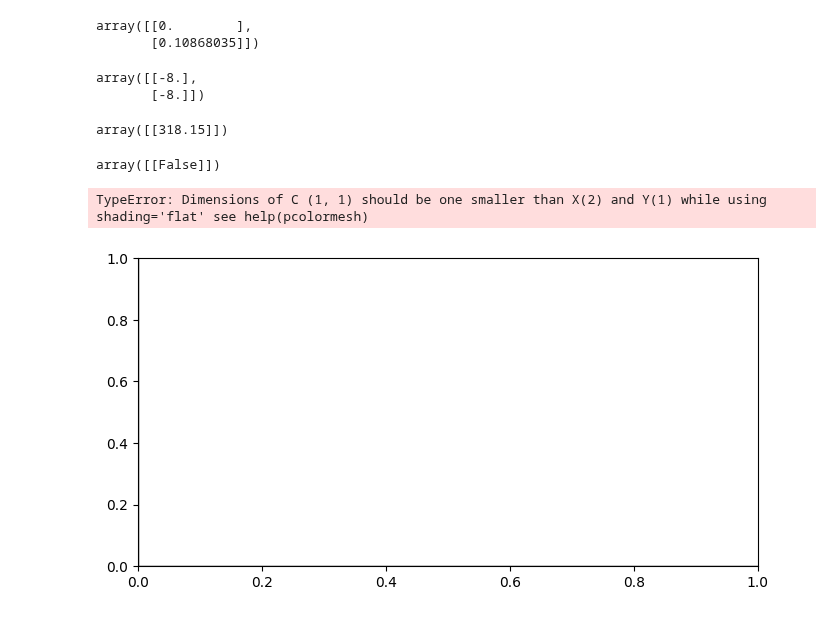
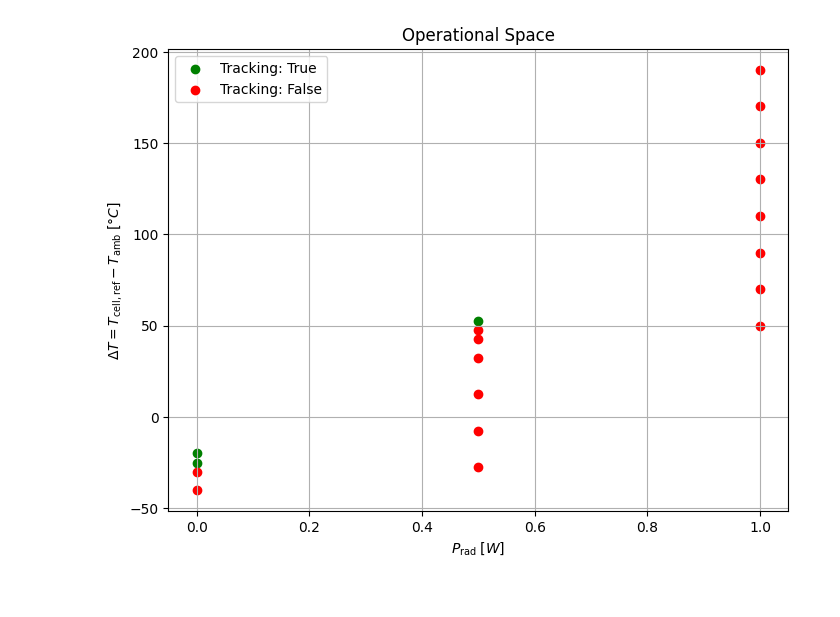
Before and after one commit to Jackmastro/Semester_Project, a Jupyter notebook: notebooks/op_space_simulation.ipynb, the cells around one changed output. Cells and saved outputs as stored; diff of their text form; code cells hidden in the pictures.

Commit message:
working and plotting lower bound

```diff
--- a/notebooks/op_space_simulation.ipynb
+++ b/notebooks/op_space_simulation.ipynb
@@ -452,52 +184,24 @@ plt.show()
-# %%
-Delta_T_vec = T_cell_ref - T_amb_vec
-
-X, Y = np.meshgrid(P_rad_vec, Delta_T_vec, indexing='ij')
-
-display(X)
-display(Y)
-
-# Slice all_results to get last value of T_cell for each simulation
-tot_steps = sim.time_steps + sim.initial_time_steps
-last_T_cell_value_df = all_results_df["T_cell"][(tot_steps - 1)::tot_steps] # K
-
-# Order data in a matrix: rows traj_1 and columns traj_2
-last_T_cell_value_matrix = (
-    last_T_cell_value_df
-    .reset_index()
-    .pivot(index='id_traj_2', columns='id_traj_1', values='T_cell')
-    .to_numpy()
-) # K
-
-display(last_T_cell_value_matrix)
-
-# Boolean matrix to check if the reference is tracked
-tol = 0.5 # °C
-Z = np.abs(last_T_cell_value_matrix - T_cell_ref) <= tol
-# Z = np.flipud(Z)
-display(Z)
-
-### Plot
-plt.figure(figsize=(8, 4))
-plt.axhline(y=0, lw=1, color='black', label='_nolegend_')
-plt.axvline(x=0, lw=1, color='black', label='_nolegend_')
-plt.pcolormesh(X.T, Y.T, Z.astype(int), shading='auto', cmap='RdYlGn')
-plt.colorbar(label='Not Tracked to Tracked')
-plt.scatter(X.T, Y.T, c='black', marker='o', s=10, label='_nolegend_')
-
-# Configure plot
-plt.xlim(left=0)
-plt.xlabel(r'$P_\mathrm{rad} \; [W]$')
-plt.ylabel(r'$\Delta T = T_\mathrm{cell,ref} - T_\mathrm{amb} \; [°C]$')
-plt.title('Operational Space')
-plt.grid()
-plt.show()
-# %% [output]
-array([[0.        ],
-       [0.10868035]])
-array([[-8.],
-       [-8.]])
-array([[318.15]])
-array([[False]])
-TypeError: Dimensions of C (1, 1) should be one smaller than X(2) and Y(1) while using shading='flat' see help(pcolormesh)
-[figure, removed]
+# %%
+# Plotting
+# Separate the data based on the Tracking column
+tracking_true = lw_bound_df[lw_bound_df['Tracking'] == True]
+tracking_false = lw_bound_df[lw_bound_df['Tracking'] == False]
+
+# Plotting
+plt.figure(figsize=(8, 6))
+
+# Plot points where Tracking is True in green
+plt.scatter(tracking_true['P_rad'], tracking_true['DT'], color='green', label='Tracking: True')
+
+# Plot points where Tracking is False in red
+plt.scatter(tracking_false['P_rad'], tracking_false['DT'], color='red', label='Tracking: False')
+
+
+plt.xlabel(r'$P_\mathrm{rad} \; [W]$')
+plt.ylabel(r'$\Delta T = T_\mathrm{cell,ref} - T_\mathrm{amb} \; [°C]$')
+plt.title('Operational Space')
+plt.grid()
+plt.legend()
+plt.show()
+# %% [output]
+[figure, added]
```
Also changed, not shown: parts of 5 cells of this notebook.
